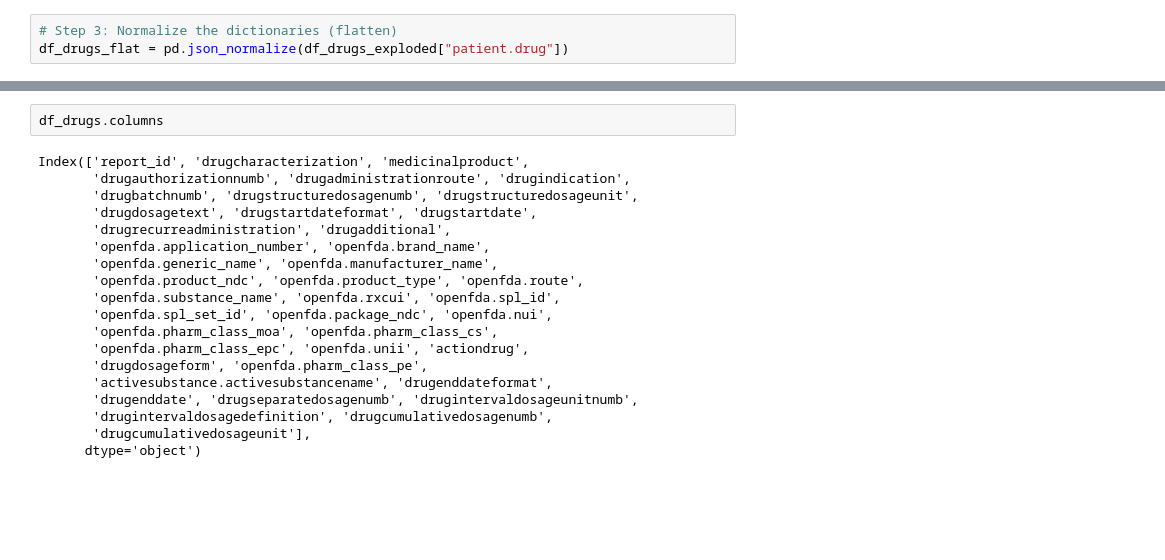
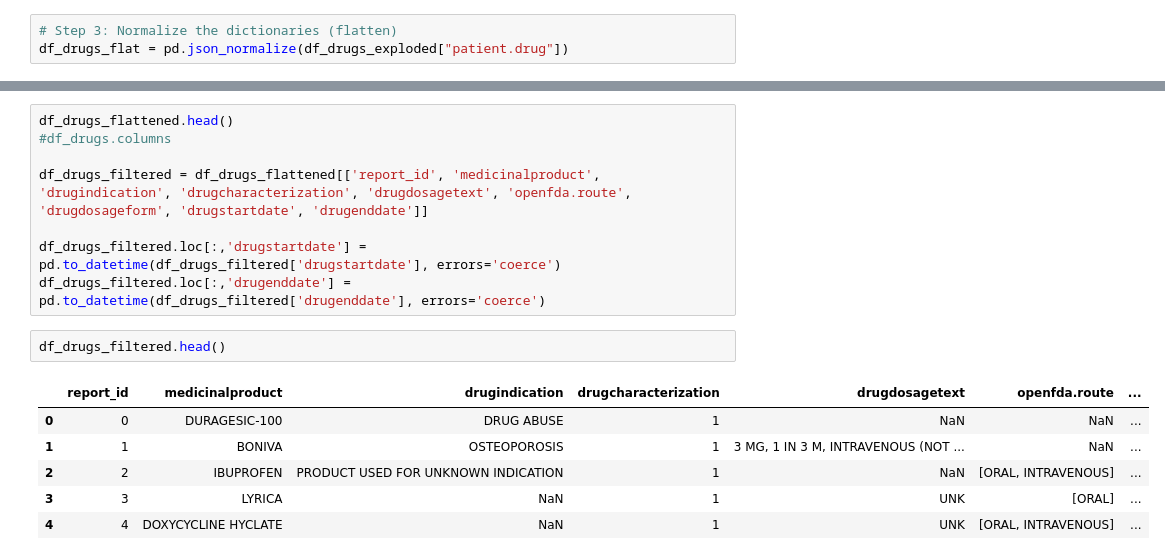
Before and after one commit to tungstennn/DrugSafe, a Jupyter notebook: EDA/explore_fda_data.ipynb, the cells around one changed output, grey strips where cells are left out. Cells and saved outputs as stored; diff of their text form; blank space fills up the shorter version.

```diff
--- a/EDA/explore_fda_data.ipynb
+++ b/EDA/explore_fda_data.ipynb
@@ -315,23 +317,19 @@ df_drugs.head(15)
 | 14 | 5 | 1 | LISINOPRIL | NaN | NaN | ... |
 15 rows × 42 columns
 # %%
-df_drugs.columns
+df_drugs_flattened.head()
+#df_drugs.columns
+
+df_drugs_filtered = df_drugs_flattened[['report_id', 'medicinalproduct', 'drugindication', 'drugcharacterization', 'drugdosagetext', 'openfda.route', 'drugdosageform', 'drugstartdate', 'drugenddate']]
+
+df_drugs_filtered.loc[:,'drugstartdate'] = pd.to_datetime(df_drugs_filtered['drugstartdate'], errors='coerce')
+df_drugs_filtered.loc[:,'drugenddate'] = pd.to_datetime(df_drugs_filtered['drugenddate'], errors='coerce')
-# %% [output]
-Index(['report_id', 'drugcharacterization', 'medicinalproduct',
-       'drugauthorizationnumb', 'drugadministrationroute', 'drugindication',
-       'drugbatchnumb', 'drugstructuredosagenumb', 'drugstructuredosageunit',
-       'drugdosagetext', 'drugstartdateformat', 'drugstartdate',
-       'drugrecurreadministration', 'drugadditional',
-       'openfda.application_number', 'openfda.brand_name',
-       'openfda.generic_name', 'openfda.manufacturer_name',
-       'openfda.product_ndc', 'openfda.product_type', 'openfda.route',
-       'openfda.substance_name', 'openfda.rxcui', 'openfda.spl_id',
-       'openfda.spl_set_id', 'openfda.package_ndc', 'openfda.nui',
-       'openfda.pharm_class_moa', 'openfda.pharm_class_cs',
-       'openfda.pharm_class_epc', 'openfda.unii', 'actiondrug',
-       'drugdosageform', 'openfda.pharm_class_pe',
-       'activesubstance.activesubstancename', 'drugenddateformat',
-       'drugenddate', 'drugseparatedosagenumb', 'drugintervaldosageunitnumb',
-       'drugintervaldosagedefinition', 'drugcumulativedosagenumb',
-       'drugcumulativedosageunit'],
-      dtype='object')
+# %%
+df_drugs_filtered.head()
+# %% [output]
+|  | report_id | medicinalproduct | drugindication | drugcharacterization | drugdosagetext | openfda.route | ... |
+| 0 | 0 | DURAGESIC-100 | DRUG ABUSE | 1 | NaN | NaN | ... |
+| 1 | 1 | BONIVA | OSTEOPOROSIS | 1 | 3 MG, 1 IN 3 M, INTRAVENOUS (NOT ... | NaN | ... |
+| 2 | 2 | IBUPROFEN | PRODUCT USED FOR UNKNOWN INDICATION | 1 | NaN | [ORAL, INTRAVENOUS] | ... |
+| 3 | 3 | LYRICA | NaN | 1 | UNK | [ORAL] | ... |
+| 4 | 4 | DOXYCYCLINE HYCLATE | NaN | 1 | UNK | [ORAL, INTRAVENOUS] | ... |
```
Also changed, not shown: parts of 15 cells of this notebook.
